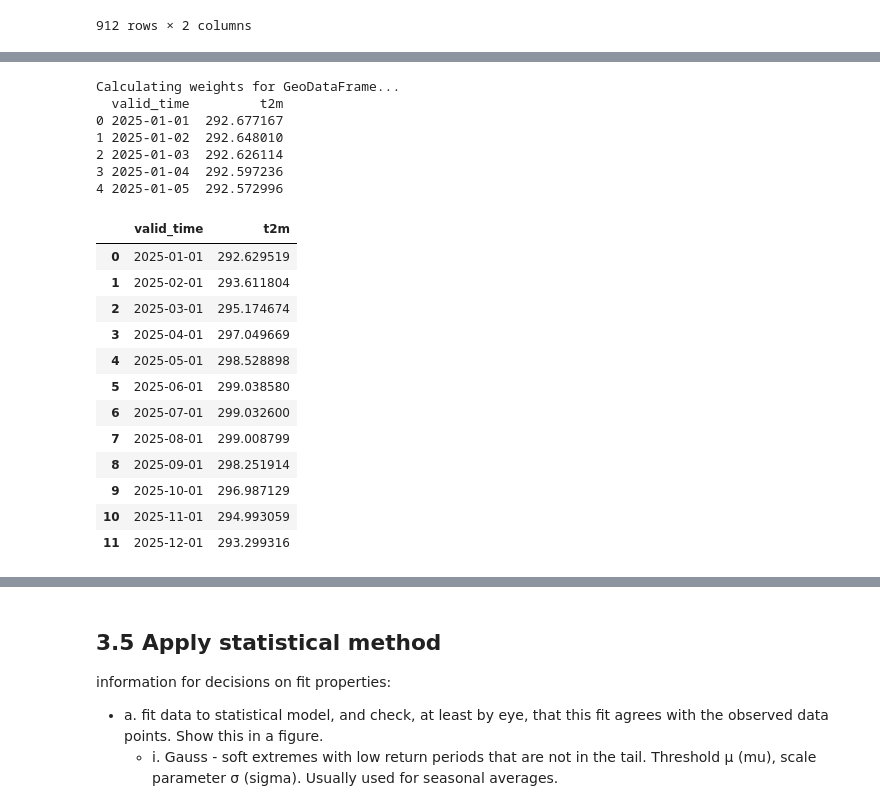
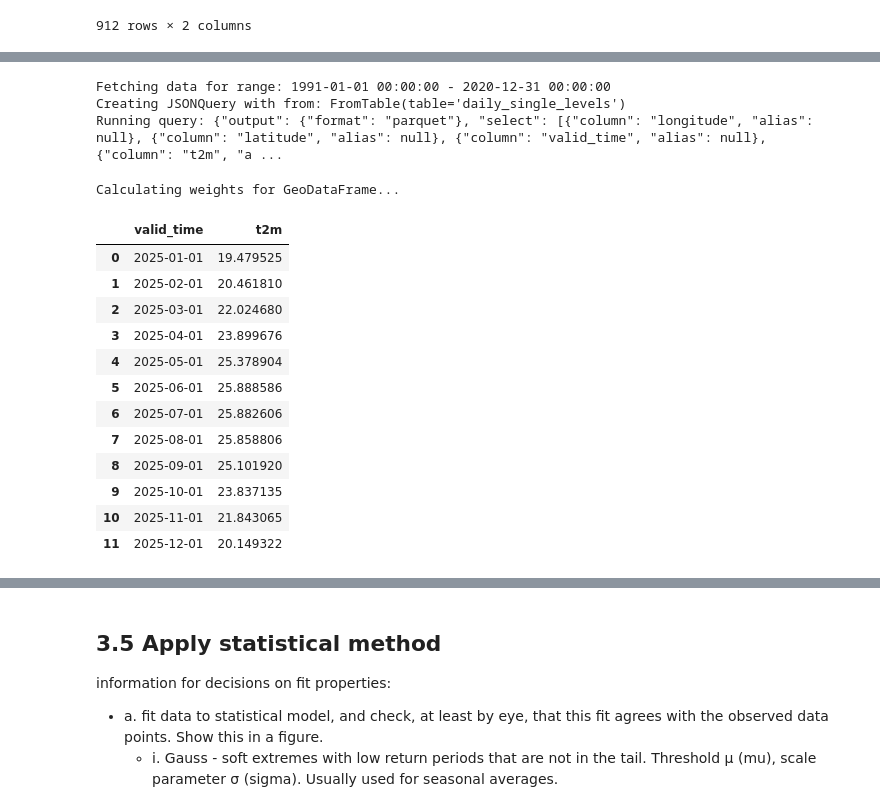
Before and after one commit to maris-development/c3s-451, a Jupyter notebook: testing_notebooks/C3S_TrendAnalysis_Jasper.ipynb, the cells around one changed output, grey strips where cells are left out. Cells and saved outputs as stored; diff of their text form; code cells hidden in the pictures.

```diff
--- a/testing_notebooks/C3S_TrendAnalysis_Jasper.ipynb
+++ b/testing_notebooks/C3S_TrendAnalysis_Jasper.ipynb
@@ -224,7 +188,2 @@ dispersion-parameter would be more appropriate (not part of OAO protocol). Add a
 # %%
-
-event_end = datetime(2025, 6, 1)
-
-your_api_key = '3cd17835-a572-4a0c-aaeb-334f01427616'
-client = DataClient(cds_key=your_api_key, beacon_cache_url=None, beacon_token=None, mars_key=None)
-gmst = client.gmst_xr(bbox=(-180, -90, 180, 90),time_range=(datetime(1950, 1, 1), datetime.now())) # bbox entire world, end datetime today
+client = DataClient(cds_key=your_api_key, beacon_cache_url="https://beacon-era5.maris.nl/")
@@ -259,9 +220,3 @@ Calculating weights for xarray DataArray/Dataset...
 | 910 | 2025-11-01 | 14.019258 |
 | 911 | 2025-12-01 | 13.151819 |
 912 rows × 2 columns
-# %%
-bbox = (15, -104, 28, -90)
-bbox = Utils.convert_bbox(*bbox)
-
-your_api_key = '3cd17835-a572-4a0c-aaeb-334f01427616'
-gr_daily_clim = DataClient(your_api_key, beacon_cache_url='https://beacon-era5.maris.nl/').GET(parameter='Tmean', bbox=bbox, time_range=(datetime(1991, 1, 1), datetime(2020, 12, 31)), to_unit="c")
@@ -277,33 +223,33 @@ test = Utils.subset_gdf(gdf=gr_daily_clim, datetime_col="valid_time", date_range
+# %%
+gr_daily_clim = client.fetch_era5_daily_single_levels(variable=Variable.ERA5DailySingleLevel.temperature_2m_mean, bbox = bbox, time_ranges=[(datetime(1991, 1, 1), datetime(2020, 12, 31))], from_unit="K", to_unit="C")
+# %% [output]
+Fetching data for range: 1991-01-01 00:00:00 - 2020-12-31 00:00:00
+Creating JSONQuery with from: FromTable(table='daily_single_levels')
+Running query: {"output": {"format": "parquet"}, "select": [{"column": "longitude", "alias": null}, {"column": "latitude", "alias": null}, {"column": "valid_time", "alias": null}, {"column": "t2m", "a ...
 # %%
 gr_daily_clim = gr_daily_clim.sort_values(by="valid_time")
 clim31d = Process.calculate_climatology(gr_daily_clim, value_col='t2m', padding=15, event_date=event_end)
 studyregion = gpd.read_file(os.path.join(your_save_directory, "sf_studyregion.shp"))
 # insect study region in final version, right now the data and region dont match coordinates
 ts_clim31d_studyregion = Process.calculate_seasonal_cycle(clim31d=clim31d, studyregion=None, value_col='t2m', datetime_col="valid_time", event_end=event_end)[0]
-monthly_clim31d_studyregion = (ts_clim31d_studyregion.resample("M", on="valid_time")['t2m'].mean().rename_axis("valid_time").reset_index())
+monthly_clim31d_studyregion = (ts_clim31d_studyregion.resample("ME", on="valid_time")['t2m'].mean().rename_axis("valid_time").reset_index())
 monthly_clim31d_studyregion["valid_time"] = monthly_clim31d_studyregion["valid_time"].dt.to_period("M").dt.to_timestamp()
 monthly_clim31d_studyregion
 # %% [output]
 Calculating weights for GeoDataFrame...
-  valid_time         t2m
-0 2025-01-01  292.677167
-1 2025-01-02  292.648010
-2 2025-01-03  292.626114
-3 2025-01-04  292.597236
-4 2025-01-05  292.572996
 |  | valid_time | t2m |
-| 0 | 2025-01-01 | 292.629519 |
-| 1 | 2025-02-01 | 293.611804 |
-| 2 | 2025-03-01 | 295.174674 |
-| 3 | 2025-04-01 | 297.049669 |
-| 4 | 2025-05-01 | 298.528898 |
-| 5 | 2025-06-01 | 299.038580 |
-| 6 | 2025-07-01 | 299.032600 |
-| 7 | 2025-08-01 | 299.008799 |
-| 8 | 2025-09-01 | 298.251914 |
-| 9 | 2025-10-01 | 296.987129 |
-| 10 | 2025-11-01 | 294.993059 |
-| 11 | 2025-12-01 | 293.299316 |
+| 0 | 2025-01-01 | 19.479525 |
+| 1 | 2025-02-01 | 20.461810 |
+| 2 | 2025-03-01 | 22.024680 |
+| 3 | 2025-04-01 | 23.899676 |
+| 4 | 2025-05-01 | 25.378904 |
+| 5 | 2025-06-01 | 25.888586 |
+| 6 | 2025-07-01 | 25.882606 |
+| 7 | 2025-08-01 | 25.858806 |
+| 8 | 2025-09-01 | 25.101920 |
+| 9 | 2025-10-01 | 23.837135 |
+| 10 | 2025-11-01 | 21.843065 |
+| 11 | 2025-12-01 | 20.149322 |
 # %%
 gmst_monthly_filled = Process.fill_missing_gmst_with_climatology(gmst_monthly, monthly_clim31d_studyregion)
 gmst_yearly = gmst_monthly_filled.groupby(gmst_monthly_filled["valid_time"].dt.year)['t2m'].mean().reset_index()
```
Also changed, not shown: parts of 22 cells of this notebook.
